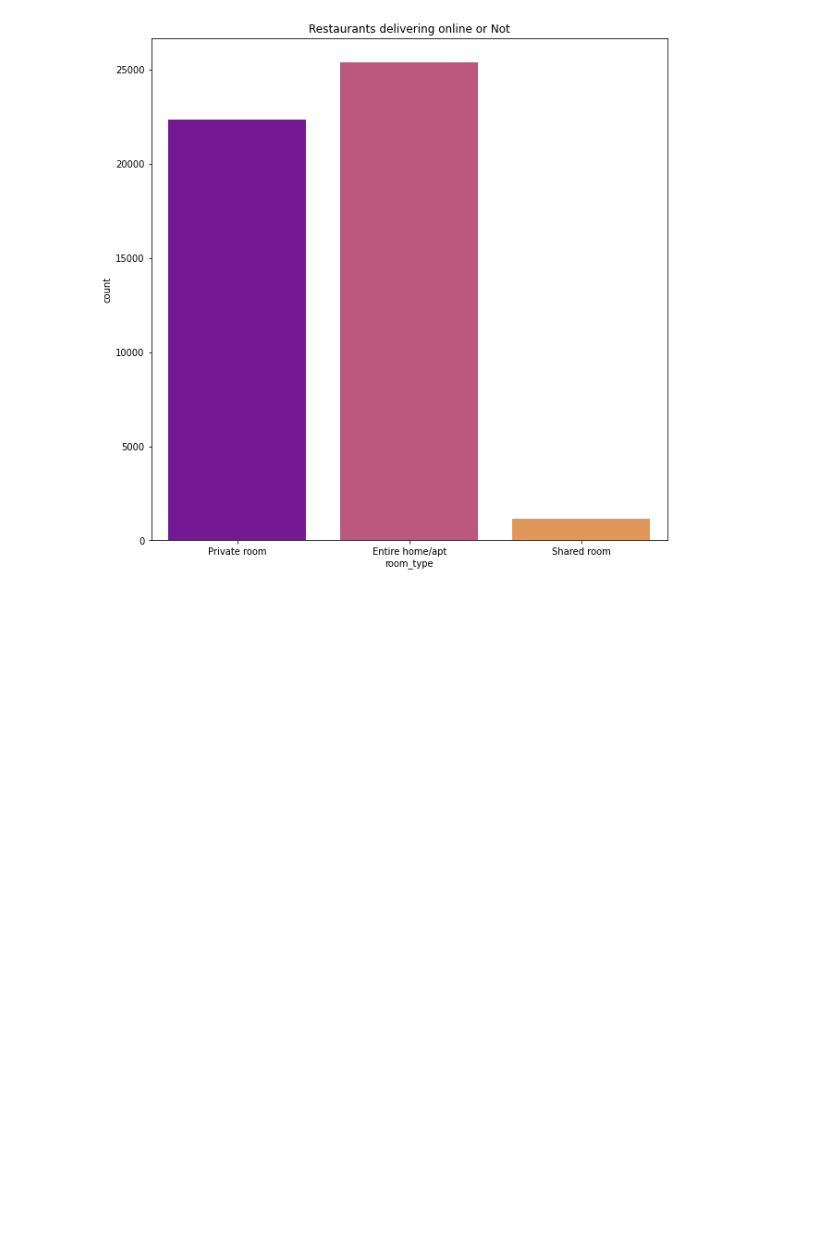
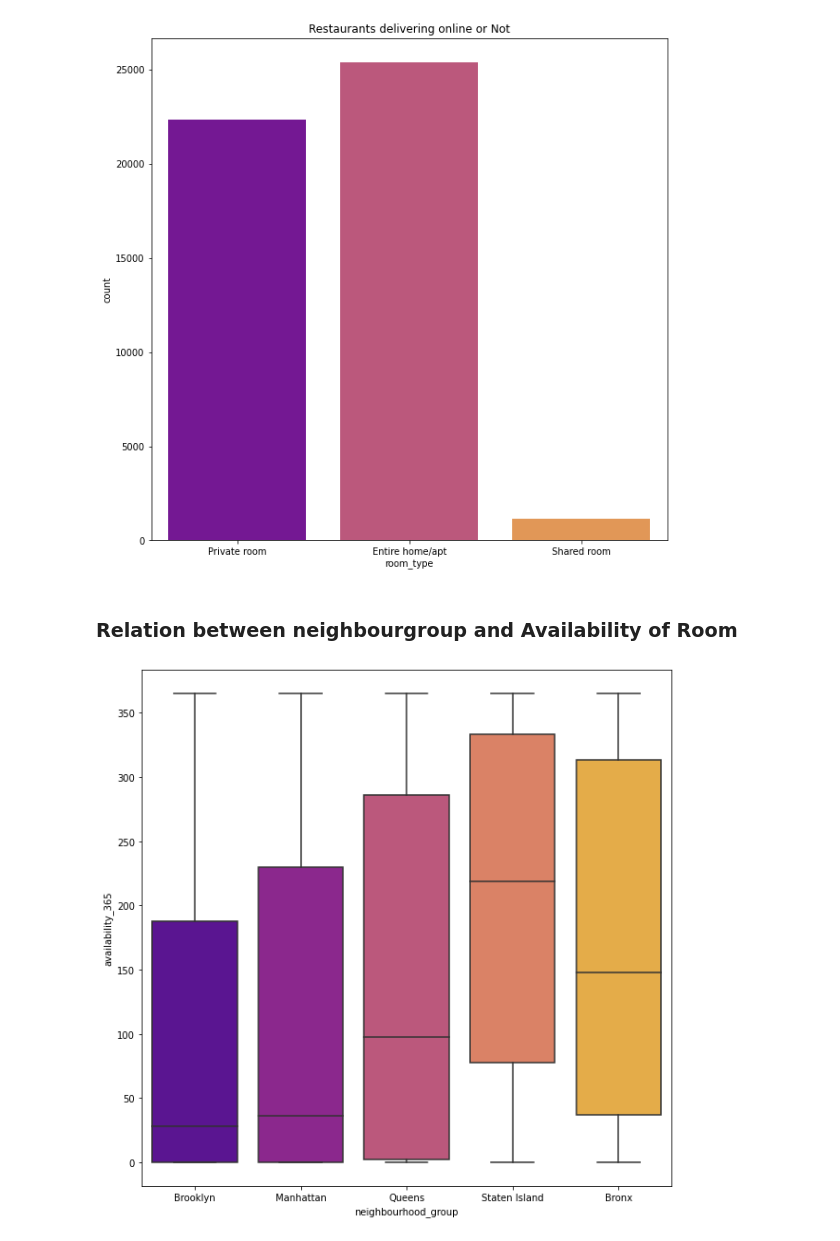
Before and after one commit to varshithkola/AIRBNB_ANALYSIS, a Jupyter notebook: Airbnb_Bookings_Analysis_Capstone_Project.ipynb, the cells around one changed output. Drawn from its saved outputs; the diff is of its cells as text; code cells hidden in the pictures; blank space fills up the shorter version.

```diff
--- a/Airbnb_Bookings_Analysis_Capstone_Project.ipynb
+++ b/Airbnb_Bookings_Analysis_Capstone_Project.ipynb
@@ -192,3 +192,10 @@ plt.title('Restaurants delivering online or Not')
 # %% [output]
 Text(0.5, 1.0, 'Restaurants delivering online or Not')
 [figure]
+# %% [markdown]
+### Relation between neighbourgroup and Availability of Room
+# %%
+plt.figure(figsize=(10,10))
+ax = sns.boxplot(data=df, x='neighbourhood_group',y='availability_365',palette='plasma')
+# %% [output]
+[figure, added]
```
Also changed, not shown: parts of 2 cells of this notebook.
